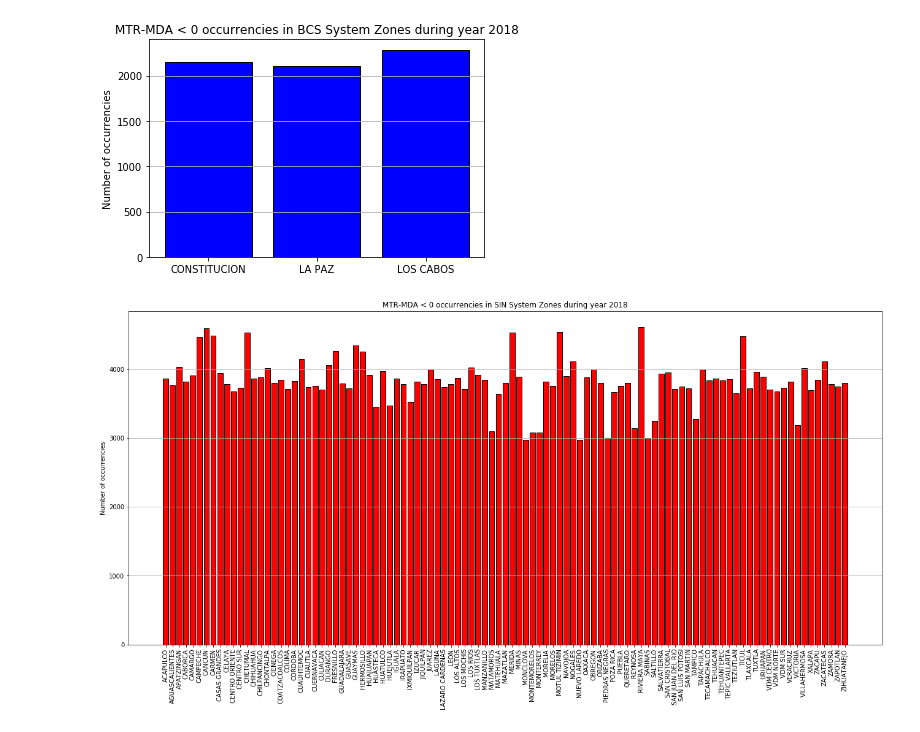
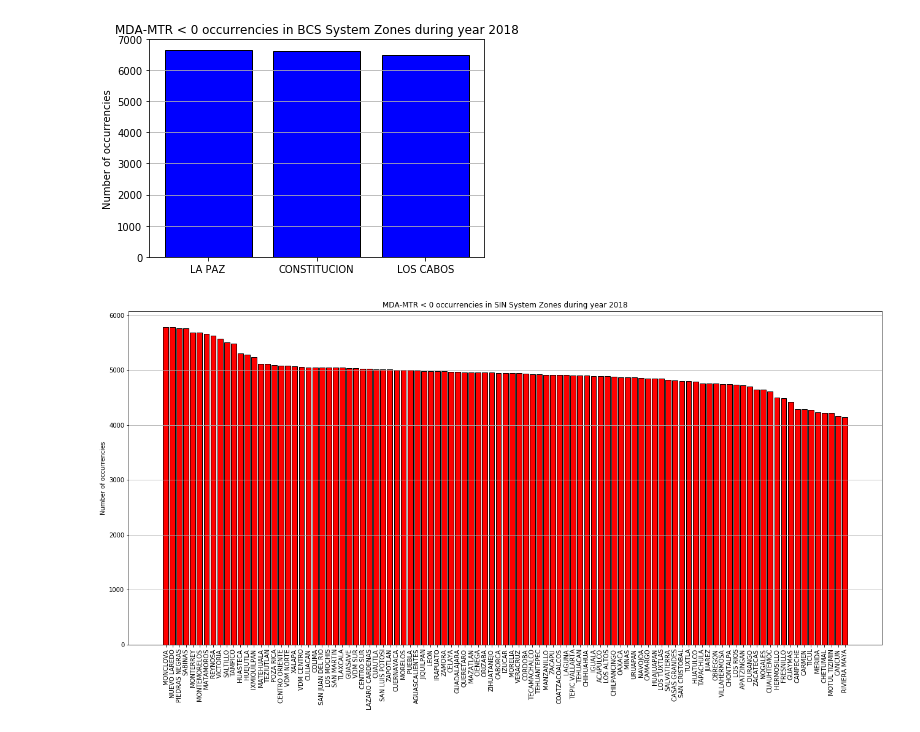
Before and after one commit to MarianaJMtz/CENACE_Prices_Analysis, a Jupyter notebook: MReyes_A1.ipynb, the cells around one changed output. Saved outputs shown, nothing was run; the diff lists cells and outputs as text; code cells hidden in the pictures.

```diff
--- a/MReyes_A1.ipynb
+++ b/MReyes_A1.ipynb
@@ -25,6 +26,9 @@ Master_DF = MTR_DF.merge(MDA_DF, on=["ZONA", "SISTEMA", "FECHA", "HORA"], how="o
 # %%
 # Clean empty rows from Master_DF
 Master_DF = Master_DF.dropna()
+# %%
+# Convert FECHA column to date format
+Master_DF["FECHA"] = pd.to_datetime(Master_DF["FECHA"])
 # %%
 # Create register DF of ZONAS where there are prices equal to zero
 NULLS_DF = Master_DF.loc[(Master_DF["PRECIO MTR"] == 0) | (Master_DF["PRECIO MDA"] == 0), :]
@@ -33,9 +44,10 @@ NULLS_DF = Master_DF.loc[(Master_DF["PRECIO MTR"] == 0) | (Master_DF["PRECIO MDA
 Master_DF = Master_DF.loc[(Master_DF["PRECIO MTR"] != 0) & (Master_DF["PRECIO MDA"] != 0), :]
 # %%
 # Add P_MTR-P_MDA Column and reset index
-Master_DF["P_MTR–P_MDA"] = Master_DF["PRECIO MTR"] - Master_DF["PRECIO MDA"]
+Master_DF["P_MDA–P_MTR"] = Master_DF["PRECIO MDA"] - Master_DF["PRECIO MTR"]
 Master_DF = Master_DF.reset_index()
 # %%
 # Create table with rows having negative P_MTR-P_MDA values
-Negs_DF = Master_DF.loc[Master_DF["P_MTR–P_MDA"] <= 0, :]
+Negs_DF = Master_DF.loc[Master_DF["P_MDA–P_MTR"] <= 0, :]
+Negs_DF["FECHA"] = pd.to_datetime(Negs_DF["FECHA"])
 Negs_DF = Negs_DF.reset_index(drop=True)
@@ -62,27 +93,28 @@ BCS_Negs_DF = BCS_Negs_DF.rename(columns={"SISTEMA":"MTR-MDA < 0"})
 BCS_Negs_DF = BCS_Negs_DF.reset_index()
 # %%
 # Plot negative P_MTR-P_MDA occurencies in BCS System
-plt.bar(BCS_Negs_DF["ZONA"], BCS_Negs_DF["MTR-MDA < 0"], edgecolor="black", color="blue")
-plt.title("MTR-MDA < 0 occurrencies in BCS System Zones during year 2018")
+plt.bar(BCS_Negs_DF["ZONA"], BCS_Negs_DF["MDA-MTR < 0"], edgecolor="black", color="blue")
+plt.title("MDA-MTR < 0 occurrencies in BCS System Zones during year 2018")
 plt.ylabel("Number of occurrencies")
 plt.grid(axis="y")
 plt.show()
 # %% [output]
-[figure, old version]
+[figure, new version]
 # %%
 # Count negative P_MTR-P_MDA occurencies in SIN System
 SIN_Negs_DF = Negs_DF.loc[Negs_DF["SISTEMA"] == "SIN", ["ZONA", "SISTEMA"]]
 SIN_Negs_DF = SIN_Negs_DF.groupby("ZONA").count()
-SIN_Negs_DF = SIN_Negs_DF.rename(columns={"SISTEMA":"MTR-MDA < 0"})
+SIN_Negs_DF = SIN_Negs_DF.rename(columns={"SISTEMA":"MDA-MTR < 0"})
+SIN_Negs_DF = SIN_Negs_DF.sort_values("MDA-MTR < 0", ascending=False)
 SIN_Negs_DF = SIN_Negs_DF.reset_index()
 # %%
 # Plot negative P_MTR-P_MDA occurencies in SIN System
 plt.figure(figsize=(22,10))
-plt.bar(SIN_Negs_DF["ZONA"], SIN_Negs_DF["MTR-MDA < 0"], edgecolor="black", color="red", align="center")
-plt.title("MTR-MDA < 0 occurrencies in SIN System Zones during year 2018")
+plt.bar(SIN_Negs_DF["ZONA"], SIN_Negs_DF["MDA-MTR < 0"], edgecolor="black", color="red", align="center")
+plt.title("MDA-MTR < 0 occurrencies in SIN System Zones during year 2018")
 plt.xticks(rotation="vertical")
 plt.ylabel("Number of occurrencies")
 plt.grid(axis="y")
 plt.show()
 # %% [output]
-[figure, old version]
+[figure, new version]
```
Also changed, not shown: parts of 16 cells of this notebook.
